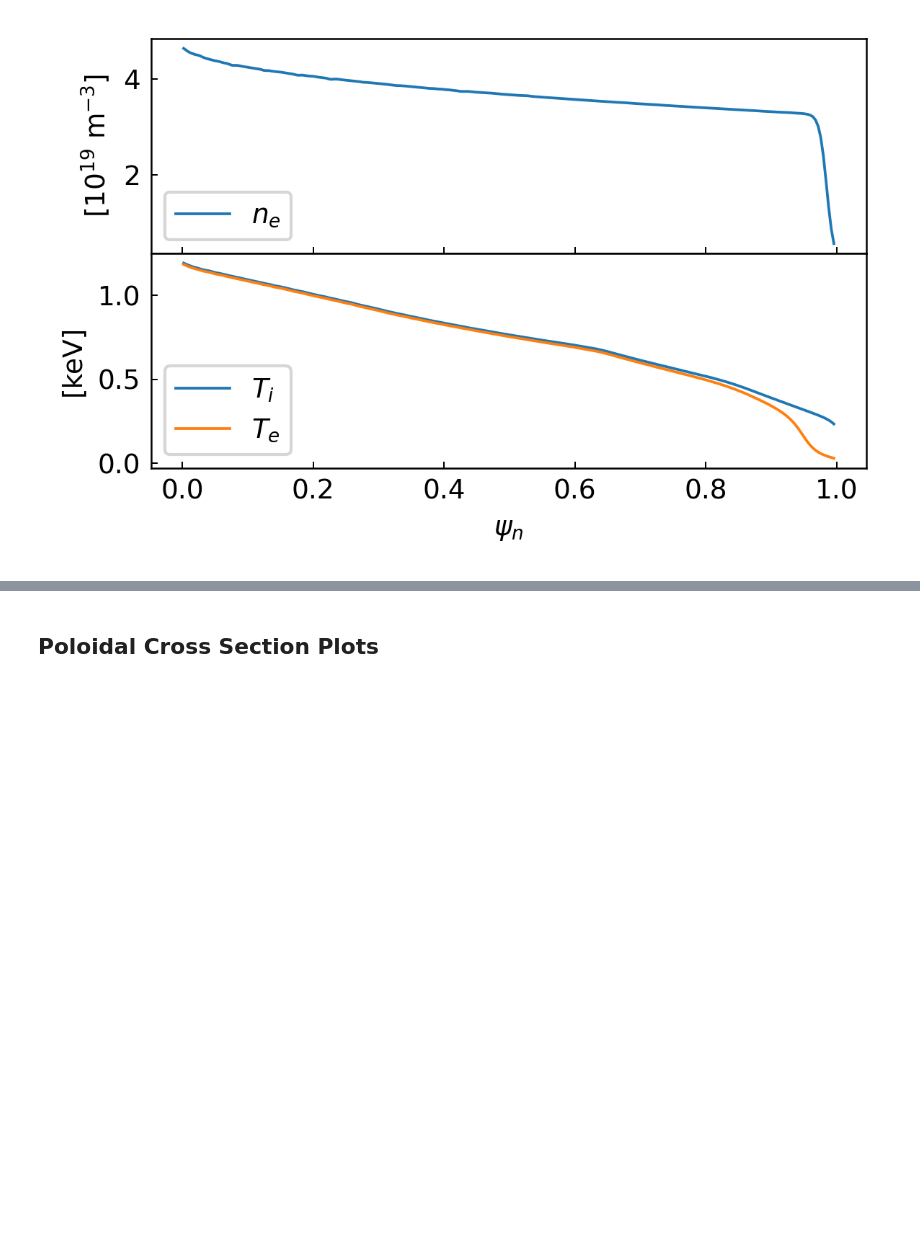
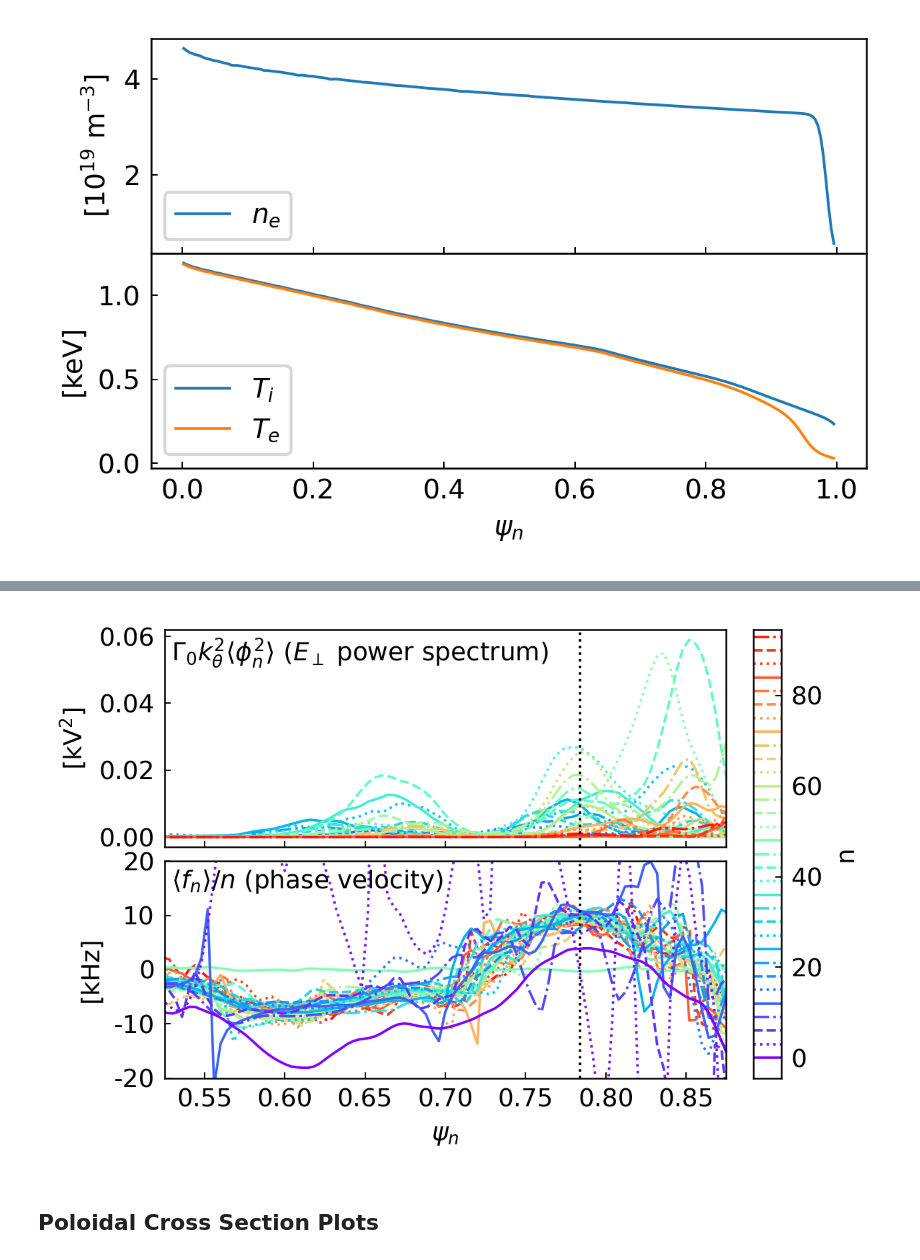
Before and after one commit to Maplenormandy/c1lgkt, a Jupyter notebook: bin/figures/jpp_figures.ipynb, the cells around one changed output, grey strips where cells are left out. Drawn from its saved outputs; the diff is of its cells as text; code cells hidden in the pictures; blank space fills up the shorter version.

```diff
--- a/bin/figures/jpp_figures.ipynb
+++ b/bin/figures/jpp_figures.ipynb
@@ -508,3 +541,97 @@ plt.savefig('./outputs/jpp_figures/plot_equilibrium.png', dpi=300)
+# %%
+# %% Toroidal mode spectra plot
+
+## Load data
+dpot_spectra = np.load('./outputs/dpot_spectra.npz')
+dpot_power = dpot_spectra['dpot_power']
+dpot_mult = dpot_spectra['dpot_mult']
+
+ksurf0, ksurf1 = 1, geom.nsurf
+
+## Set up the figure via a subplot mosaic
+fig = plt.figure(figsize=(4.0, 2.6), dpi=300)
+ax_dict = fig.subplot_mosaic(
+    [
+        ["power", "cax"],
+        ["vph", "cax"],
+    ],
+    width_ratios=[1, 0.05],
+    sharex=True,
+)
+
+ax = ax_dict['power']
+cax = ax_dict['cax']
+ax2 = ax_dict['vph']
+
+## Function for setting the line styles
+linestyles = ['solid', 'dotted', 'dashed', 'dashdot']
+def nstyle(n):
+    return {
+        'linestyle': linestyles[n%4],
+        'color': mpl.cm.rainbow(n/(dpot_power.shape[1]-1)),
+    }
+
+## Plot the power spectrum and phase velocities
+dt = xgcdata['t'][tind] - xgcdata['t'][tind-1]
+
+for n in range(dpot_power.shape[1]-1):
+    # Compute ktheta
+    rho = interp_rho_tor(geom.psi_surf[ksurf0:ksurf1-20]) * amin
+    ktheta = 3 * n * geom.interp_q(geom.psi_surf[ksurf0:ksurf1-20]) / rho
+
+    # Compute rho_i
+    bv = eq.compute_bv(eq.interp_router(geom.psi_surf[ksurf0:ksurf1-20]/eq.psix), eq.zaxis * np.ones(ksurf1-ksurf0-20))
+    # Compute ion gyroradius at outboard midplane
+    pp = particle_motion.deut
+    cyc_freq_i = pp.z * np.linalg.norm(bv, axis=0) / pp.m
+    rho_i = pp.vt / cyc_freq_i * np.sqrt(i_T_ev_0[ksurf0:ksurf1-20]*1e-3)
+    # Use Gamma_0(b) = I_0(b) exp(-b) to compute the gyroaverage factor
+    gyroaverage_factor = scipy.special.ive(0, (ktheta * rho_i)**2)
+
+    ax.plot(geom.psi_surf[ksurf0:ksurf1-20]/eq.psix, np.abs(dpot_power[:-20,n])*(ktheta*1e-3)**2*gyroaverage_factor, **nstyle(n))
+    cax.axhline(n*3, **nstyle(n))
+for n in reversed(range(1,dpot_power.shape[1]-1)):
+    ax2.plot(geom.psi_surf[ksurf0:ksurf1]/eq.psix, np.angle(dpot_mult[:,n])/(3*n)/dt*2*np.pi*1e-3, **nstyle(n))
+
+# Add annotation lines to the plots
+ax.axvline(geom.psi_surf[196]/eq.psix, c='k', ls=':')
+ax2.axvline(geom.psi_surf[196]/eq.psix, c='k', ls=':')
+ax2.plot(zpot_psi/eq.psix, -zfield[400,:]*2*np.pi*1e-3, c=mpl.cm.rainbow(0))
+#ax2.axhline(0, c='k')
+#cax.axhline(0, **nstyle(0))
+
+## Set up labeling and such
+
+# Set the cax tick labels to the right
+cax.yaxis.set_ticks_position('right')
+cax.yaxis.set_label_position('right')
+cax.set_ylabel('n')
+cax.xaxis.set_visible(False)
+
+# Axis limits
+ax.set_xlim(0.525,0.875)
+ax2.set_ylim(-20,20)
+
+# Axis labels
+ax2.set_xlabel(R'$\psi_n$')
+ax.set_ylabel(R'[kV${}^2$]')
+ax.text(s=R'$\Gamma_0 k_\theta^2 \langle\phi_n^2\rangle$ ($E_\perp$ power spectrum)', transform=ax.transAxes, **text_props)
+ax2.set_ylabel(R'[kHz]')
+ax2.text(s=R'$\langle f_n\rangle / n$ (phase velocity)', transform=ax2.transAxes, **text_props)
+#ax.set_title('Toroidal Mode Spectrum')
+#ax2.set_title('Phase Velocity')
+
+## Save data and figure
+np.savez('./outputs/dpot_spectra.npz', dpot_power=dpot_power, dpot_mult=dpot_mult)
+
+plt.tight_layout(pad=0.0, w_pad=1.08)
+plt.tight_layout(pad=0.0, w_pad=1.08)
+
+
+plt.savefig('./outputs/jpp_figures/plot_dpot_spectra.pdf', dpi=300)
+plt.savefig('./outputs/jpp_figures/plot_dpot_spectra.png', dpi=300)
+# %% [output]
+[figure, added]
 # %% [markdown]
 ## Poloidal Cross Section Plots
 # %% [markdown]
```
Also changed, not shown: parts of 6 cells of this notebook, 4 other files.
